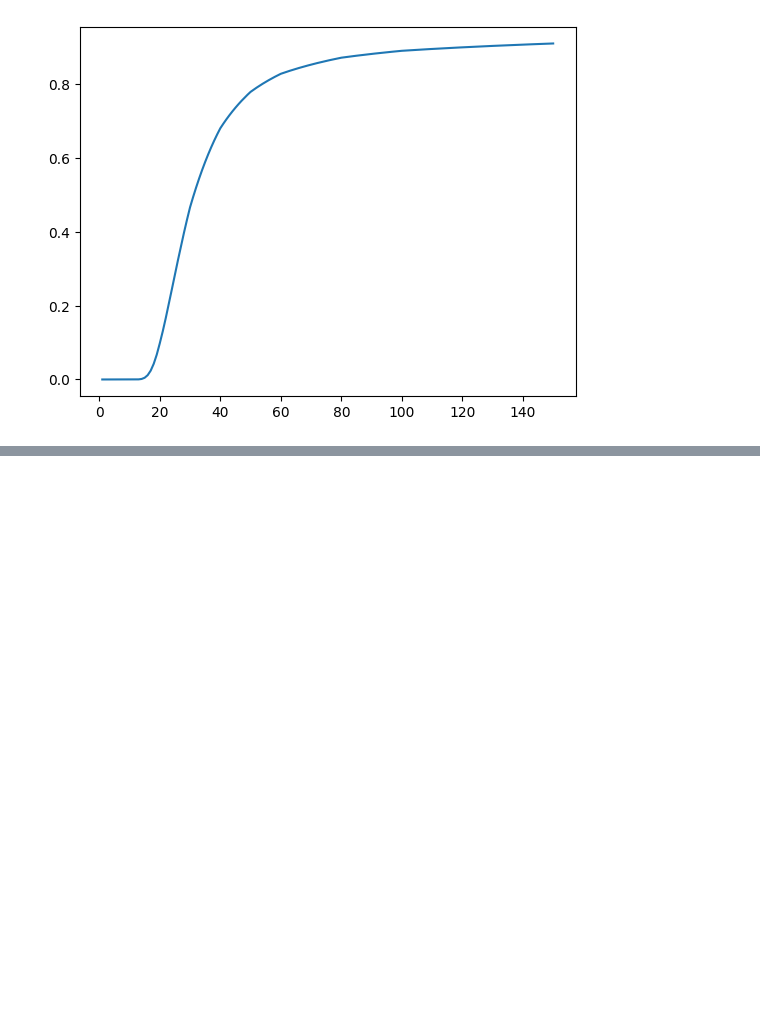
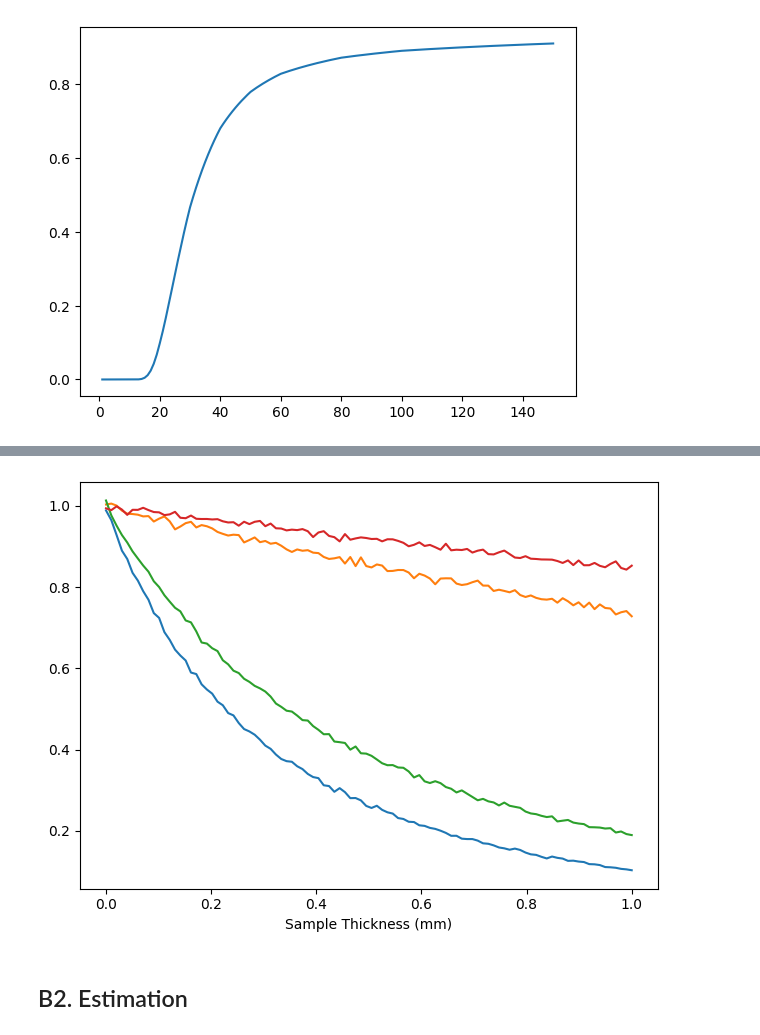
Before and after one commit to cabouman/xcal, a Jupyter notebook: examples/T04_Customizing_Analytical_Modules.ipynb, the cells around one changed output, grey strips where cells are left out. Saved outputs shown, nothing was run; the diff lists cells and outputs as text; code cells hidden in the pictures; blank space fills up the shorter version.

```diff
--- a/examples/T04_Customizing_Analytical_Modules.ipynb
+++ b/examples/T04_Customizing_Analytical_Modules.ipynb
@@ -134,0 +271,44 @@ plt.plot(ee, ff.data)
+# %%
+trans_list = []
+
+# Obtain the converted energy, which is proportional to the detected visible light photons by the camera.
+# gt_spec is the converted energy without an object.
+# Notice that, trapezoid does the energy integration.
+trans = np.trapezoid(spec_F * efficient_spectrum, ee, axis=-1) # Object scan
+trans_0 = np.trapezoid(efficient_spectrum, ee, axis=-1) # Air scan value
+# Add poisson noise.
+# The noise level can be adjusted by changing the mas, the current-time product in the beginning of this tutorial.
+trans_noise = np.random.poisson(trans).astype(np.float32)
+trans_noise /= trans_0
+
+# Store noisy transmission data.
+trans_list.append(trans_noise)
+# %%
+import matplotlib.pyplot as plt
+import numpy as np
+
+# Determine the number of cases
+num_cases = len(gt_spec_list)
+
+# Ensure axes is iterable
+if num_cases == 1:
+    axes = [axes]
+
+# Plot data for each case
+
+for smid, sample_mat in enumerate(sample_mats):
+    # Extract the transmission data for the current sample and case
+    transmission_data = trans_list[0][100 * smid : 100 * (smid + 1)]
+    plt.plot(sample_thicknesses, transmission_data, label=sample_mat)
+
+
+# Set the x-axis label for the bottom subplot
+plt.xlabel('Sample Thickness (mm)')
+
+# Adjust layout to prevent overlap
+plt.tight_layout()
+plt.show()
+# %% [output]
+[figure, added]
+# %% [markdown]
+## B2. Estimation
```
Also changed, not shown: parts of 12 cells of this notebook, 2 other files.
